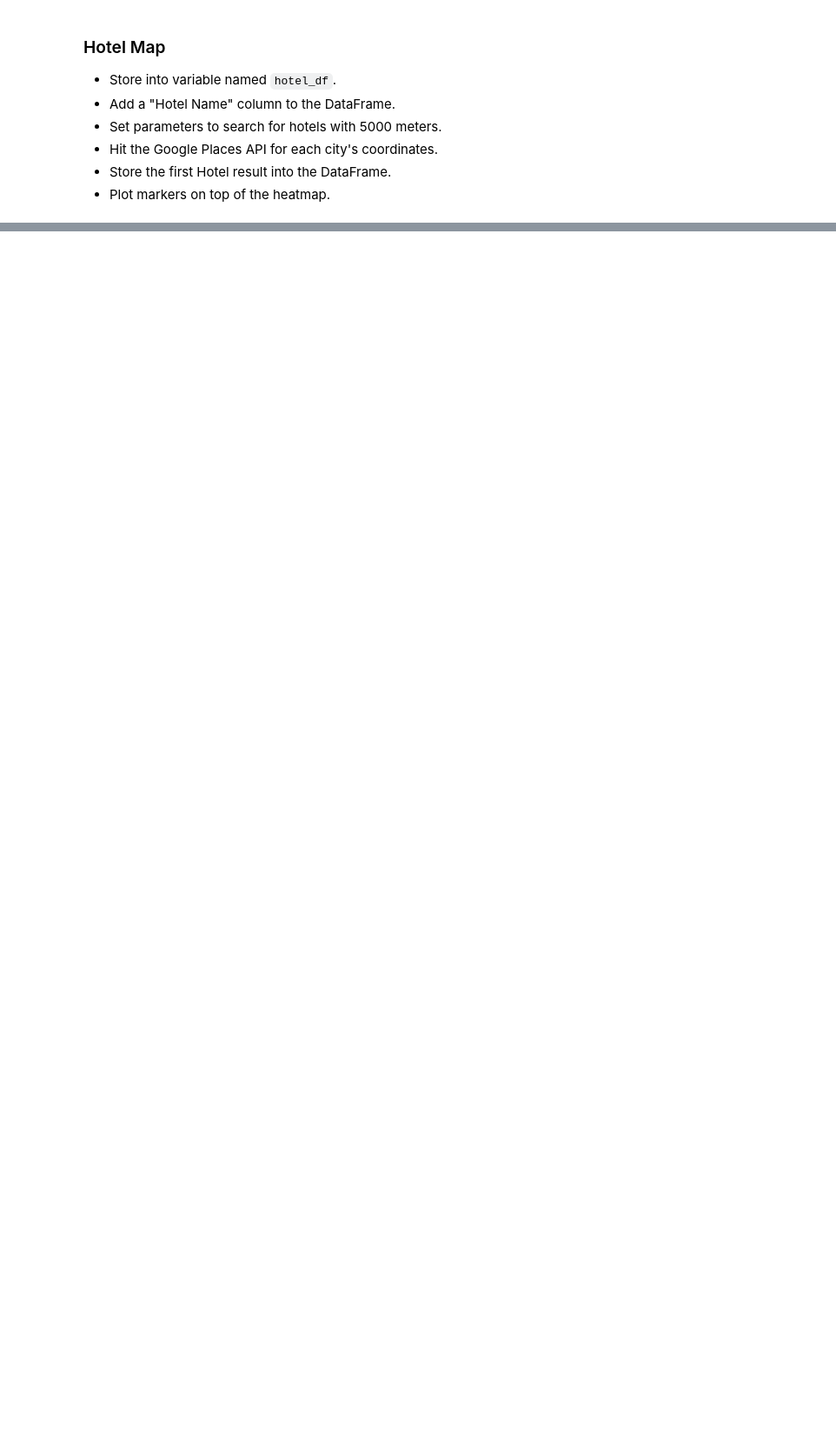
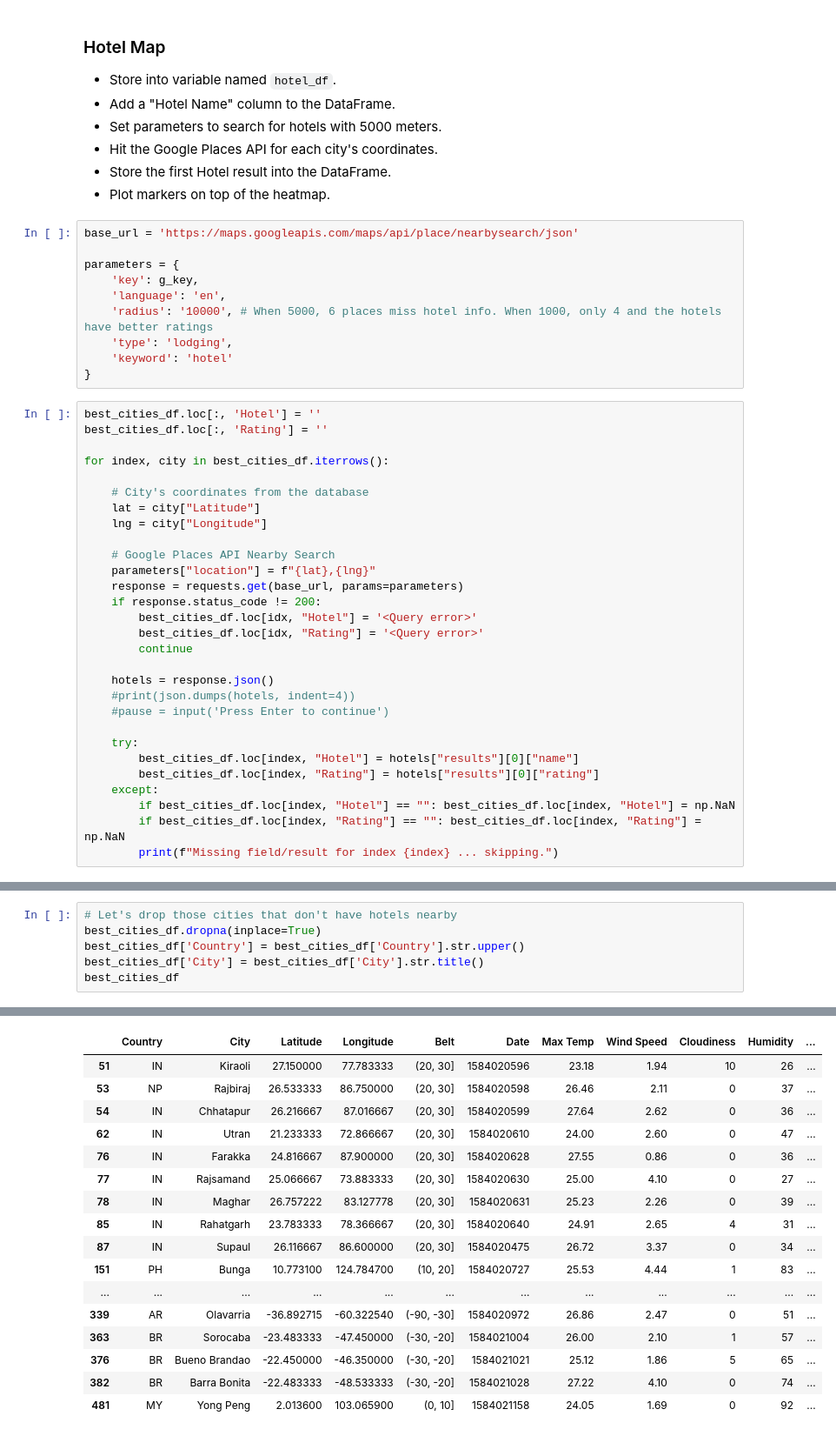
Before and after one commit to bsmirnov12/Python-API-challenge, a Jupyter notebook: VacationPy/VacationPy.ipynb, the cells around one changed output, grey strips where cells are left out. Shown at 87% size. Cells and saved outputs as stored; diff of their text form; blank space fills up the shorter version.

```diff
--- a/VacationPy/VacationPy.ipynb
+++ b/VacationPy/VacationPy.ipynb
@@ -39,3 +99,42 @@ from api_keys import g_key
 * Hit the Google Places API for each city's coordinates.
 * Store the first Hotel result into the DataFrame.
 * Plot markers on top of the heatmap.
+# %%
+base_url = 'https://maps.googleapis.com/maps/api/place/nearbysearch/json'
+
+parameters = {
+    'key': g_key,
+    'language': 'en',
+    'radius': '10000', # When 5000, 6 places miss hotel info. When 1000, only 4 and the hotels have better ratings
+    'type': 'lodging',
+    'keyword': 'hotel'
+}
+# %%
+best_cities_df.loc[:, 'Hotel'] = ''
+best_cities_df.loc[:, 'Rating'] = ''
+
+for index, city in best_cities_df.iterrows():
+
+    # City's coordinates from the database
+    lat = city["Latitude"]
+    lng = city["Longitude"]
+
+    # Google Places API Nearby Search
+    parameters["location"] = f"{lat},{lng}"
+    response = requests.get(base_url, params=parameters)
+    if response.status_code != 200:
+        best_cities_df.loc[idx, "Hotel"] = '<Query error>'
+        best_cities_df.loc[idx, "Rating"] = '<Query error>'
+        continue
+
+    hotels = response.json()
+    #print(json.dumps(hotels, indent=4))
+    #pause = input('Press Enter to continue')
+
+    try:
+        best_cities_df.loc[index, "Hotel"] = hotels["results"][0]["name"]
+        best_cities_df.loc[index, "Rating"] = hotels["results"][0]["rating"]
+    except:
+        if best_cities_df.loc[index, "Hotel"] == "": best_cities_df.loc[index, "Hotel"] = np.NaN
+        if best_cities_df.loc[index, "Rating"] == "": best_cities_df.loc[index, "Rating"] = np.NaN
+        print(f"Missing field/result for index {index} ... skipping.")
@@ -41,0 +156,7 @@ from api_keys import g_key
+# %%
+# Let's drop those cities that don't have hotels nearby
+best_cities_df.dropna(inplace=True)
+best_cities_df['Country'] = best_cities_df['Country'].str.upper()
+best_cities_df['City'] = best_cities_df['City'].str.title()
+best_cities_df
+# %% [output]
@@ -42 +177,18 @@ from api_keys import g_key
+|  | Country | City | Latitude | Longitude | Belt | Date | Max Temp | Wind Speed | Cloudiness | Humidity | ... |
+| 51 | IN | Kiraoli | 27.150000 | 77.783333 | (20, 30] | 1584020596 | 23.18 | 1.94 | 10 | 26 | ... |
+| 53 | NP | Rajbiraj | 26.533333 | 86.750000 | (20, 30] | 1584020598 | 26.46 | 2.11 | 0 | 37 | ... |
+| 54 | IN | Chhatapur | 26.216667 | 87.016667 | (20, 30] | 1584020599 | 27.64 | 2.62 | 0 | 36 | ... |
+| 62 | IN | Utran | 21.233333 | 72.866667 | (20, 30] | 1584020610 | 24.00 | 2.60 | 0 | 47 | ... |
+| 76 | IN | Farakka | 24.816667 | 87.900000 | (20, 30] | 1584020628 | 27.55 | 0.86 | 0 | 36 | ... |
+| 77 | IN | Rajsamand | 25.066667 | 73.883333 | (20, 30] | 1584020630 | 25.00 | 4.10 | 0 | 27 | ... |
+| 78 | IN | Maghar | 26.757222 | 83.127778 | (20, 30] | 1584020631 | 25.23 | 2.26 | 0 | 39 | ... |
+| 85 | IN | Rahatgarh | 23.783333 | 78.366667 | (20, 30] | 1584020640 | 24.91 | 2.65 | 4 | 31 | ... |
+| 87 | IN | Supaul | 26.116667 | 86.600000 | (20, 30] | 1584020475 | 26.72 | 3.37 | 0 | 34 | ... |
+| 151 | PH | Bunga | 10.773100 | 124.784700 | (10, 20] | 1584020727 | 25.53 | 4.44 | 1 | 83 | ... |
+| ... | ... | ... | ... | ... | ... | ... | ... | ... | ... | ... | ... |
+| 339 | AR | Olavarria | -36.892715 | -60.322540 | (-90, -30] | 1584020972 | 26.86 | 2.47 | 0 | 51 | ... |
+| 363 | BR | Sorocaba | -23.483333 | -47.450000 | (-30, -20] | 1584021004 | 26.00 | 2.10 | 1 | 57 | ... |
+| 376 | BR | Bueno Brandao | -22.450000 | -46.350000 | (-30, -20] | 1584021021 | 25.12 | 1.86 | 5 | 65 | ... |
+| 382 | BR | Barra Bonita | -22.483333 | -48.533333 | (-30, -20] | 1584021028 | 27.22 | 4.10 | 0 | 74 | ... |
+| 481 | MY | Yong Peng | 2.013600 | 103.065900 | (0, 10] | 1584021158 | 24.05 | 1.69 | 0 | 92 | ... |
 # %%
```
Also changed, not shown: parts of 12 cells of this notebook.
